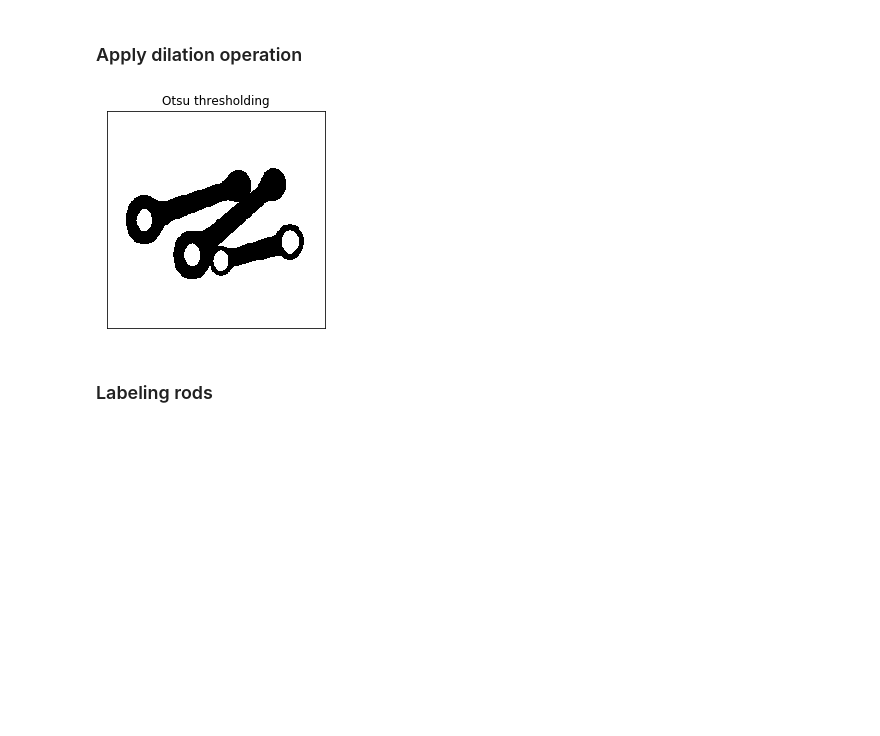
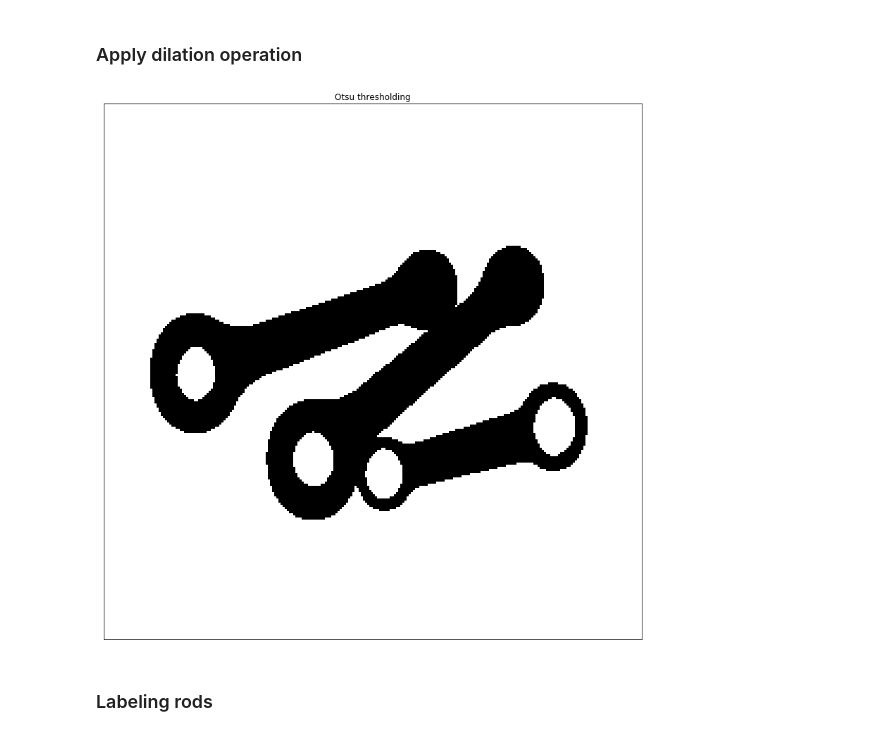
Before and after one commit to pptr3/connecting-rods, a Jupyter notebook: Connecting Rods.ipynb, the cells around one changed output. Saved outputs shown, nothing was run; the diff lists cells and outputs as text; code cells hidden in the pictures; blank space fills up the shorter version.

```diff
--- a/Connecting Rods.ipynb
+++ b/Connecting Rods.ipynb
@@ -36,14 +36,15 @@ plt.show()
 # %% [markdown]
 ### Apply dilation operation
 # %%
+plt.figure(figsize=(14,14))
 kernel = np.ones((3,3), np.uint8)
 # here I applied erode to background which is the dilation for foreground
 dilated_image = cv.erode(median, kernel, iterations=1)
 plt.imshow(dilated_image, cmap = 'gray')
 plt.title('Otsu thresholding'), plt.xticks([]), plt.yticks([])
 plt.show()
 # %% [output]
-[figure, old version]
+[figure, new version]
 # %% [markdown]
 ### Labeling rods
 # %%
```
Also changed, not shown: parts of 18 cells of this notebook.
